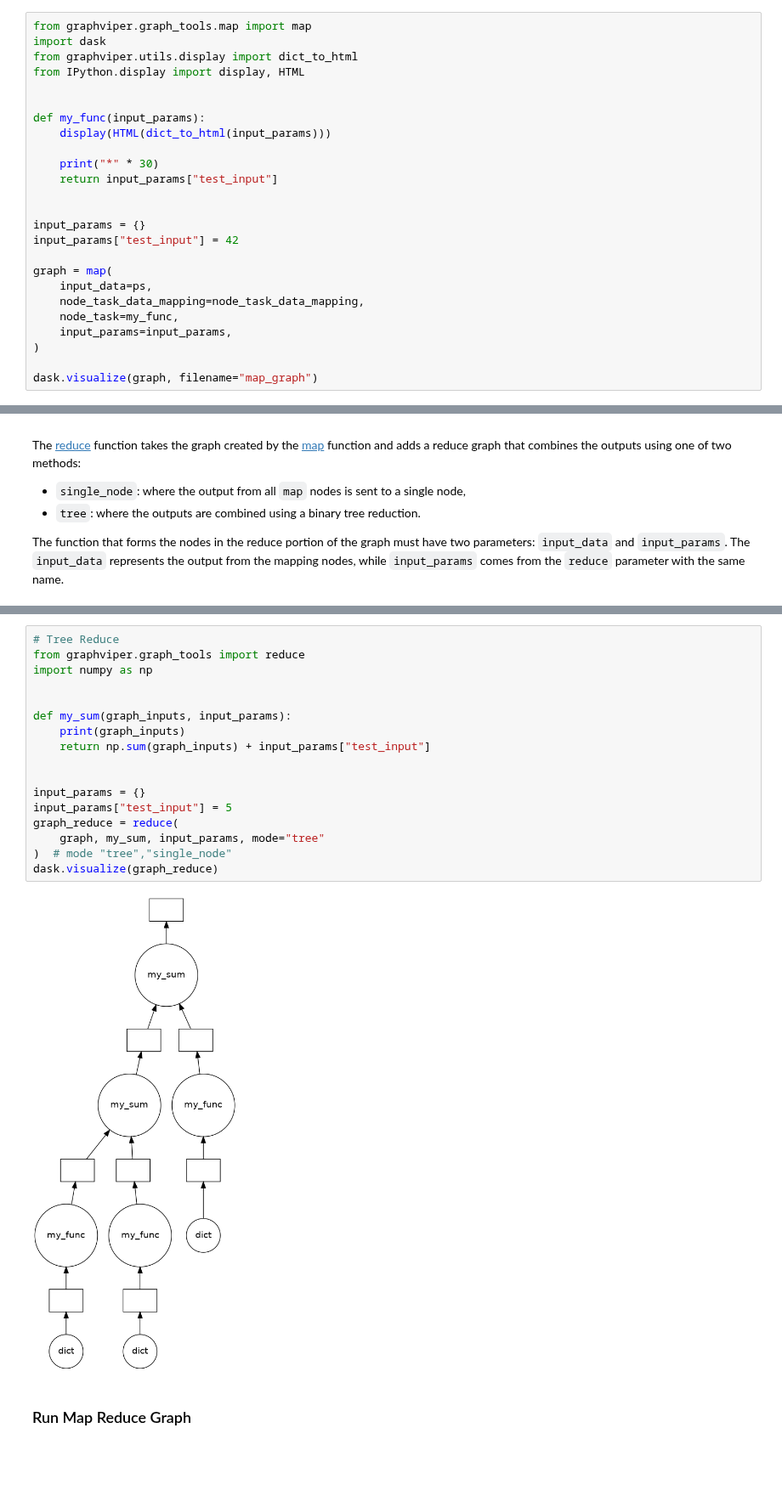
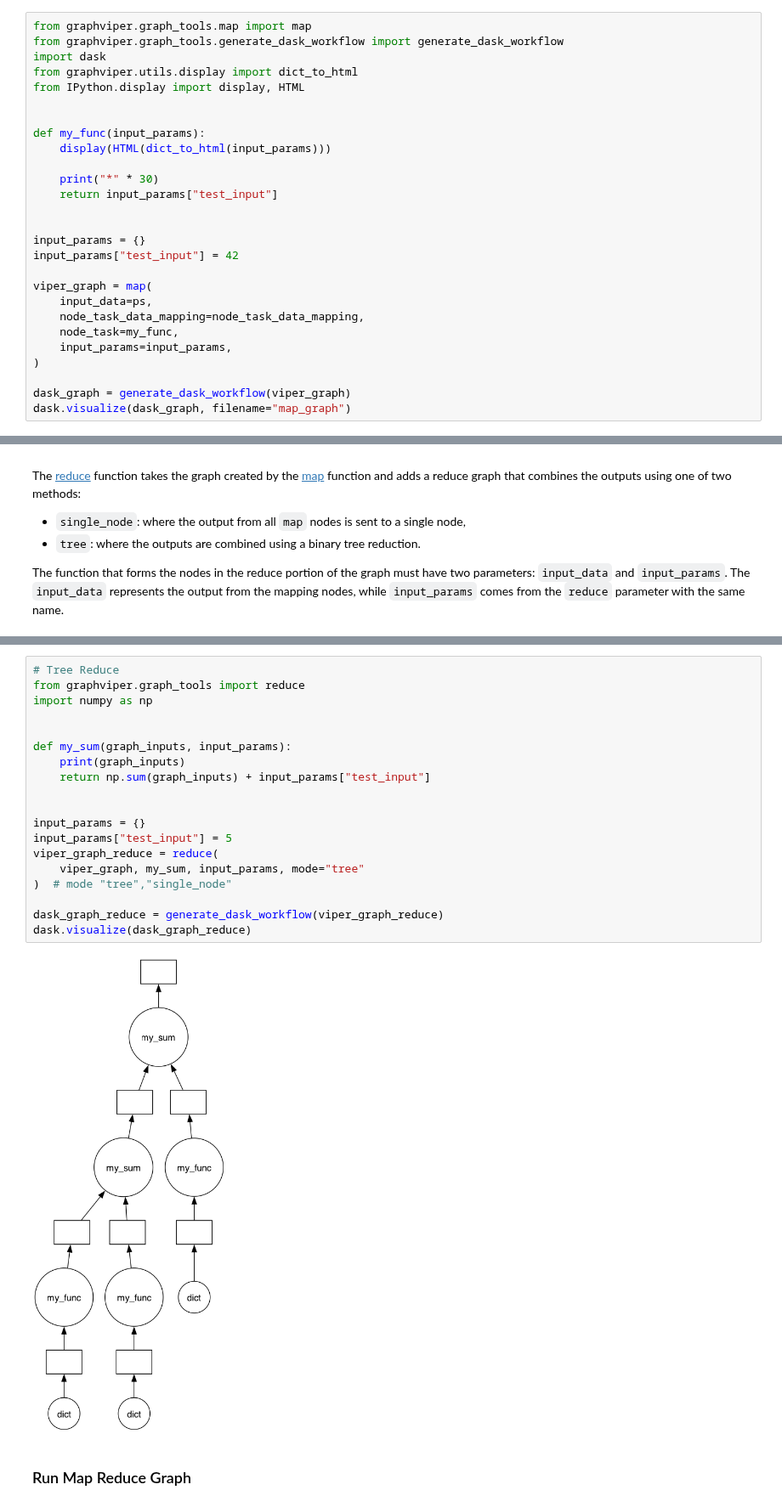
Before and after one commit to casangi/graphviper, a Jupyter notebook: docs/graph_building_tutorial.ipynb, the cells around one changed output, grey strips where cells are left out. Shown at 85% size. Cells and saved outputs as stored; diff of their text form; blank space fills up the shorter version.

```diff
--- a/docs/graph_building_tutorial.ipynb
+++ b/docs/graph_building_tutorial.ipynb
@@ -370,6 +330,7 @@ If local caching is enabled the following will also be included with the `input_
 - viper_local_dir
 # %%
 from graphviper.graph_tools.map import map
+from graphviper.graph_tools.generate_dask_workflow import generate_dask_workflow
 import dask
 from graphviper.utils.display import dict_to_html
 from IPython.display import display, HTML
@@ -385,12 +346,13 @@ def my_func(input_params):
 input_params = {}
 input_params["test_input"] = 42
 
-graph = map(
+viper_graph = map(
     input_data=ps,
     node_task_data_mapping=node_task_data_mapping,
     node_task=my_func,
     input_params=input_params,
 )
 
-dask.visualize(graph, filename="map_graph")
+dask_graph = generate_dask_workflow(viper_graph)
+dask.visualize(dask_graph, filename="map_graph")
 # %% [output]
@@ -438,22 +458,24 @@ dask.visualize(graph_reduce)
 # %%
 # Tree Reduce
 from graphviper.graph_tools import reduce
 import numpy as np
 
 
 def my_sum(graph_inputs, input_params):
     print(graph_inputs)
     return np.sum(graph_inputs) + input_params["test_input"]
 
 
 input_params = {}
 input_params["test_input"] = 5
-graph_reduce = reduce(
-    graph, my_sum, input_params, mode="tree"
+viper_graph_reduce = reduce(
+    viper_graph, my_sum, input_params, mode="tree"
 )  # mode "tree","single_node"
-dask.visualize(graph_reduce)
+
+dask_graph_reduce = generate_dask_workflow(viper_graph_reduce)
+dask.visualize(dask_graph_reduce)
 # %% [output]
-[figure, old version]
+[figure, new version]
 # %% [markdown]
 ### Run Map Reduce Graph
 # %%
```
Also changed, not shown: parts of 22 cells of this notebook, 3 other files.
